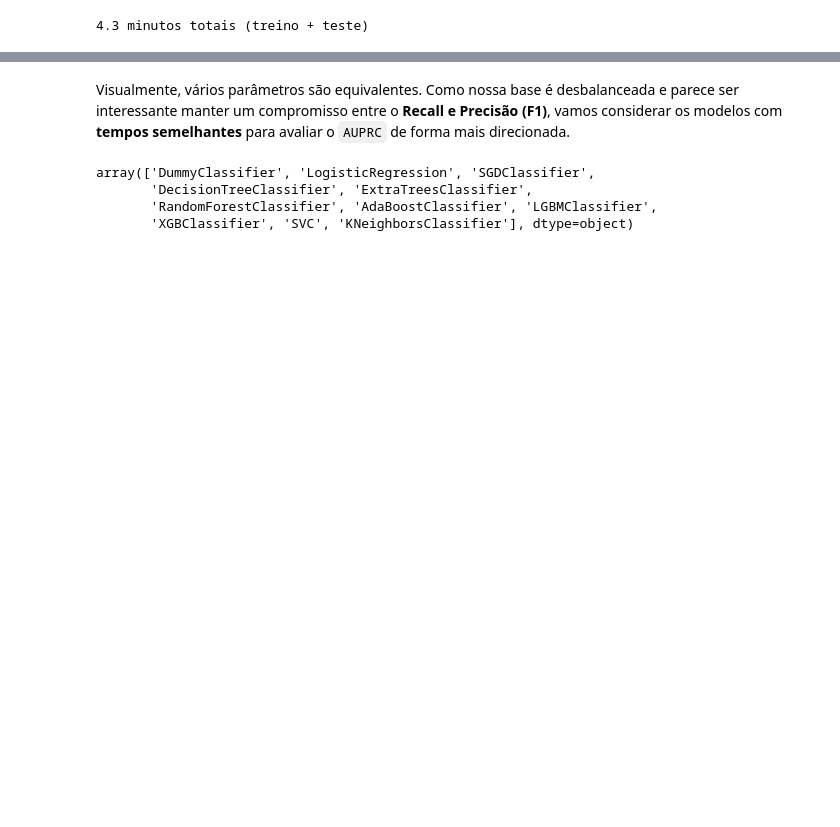
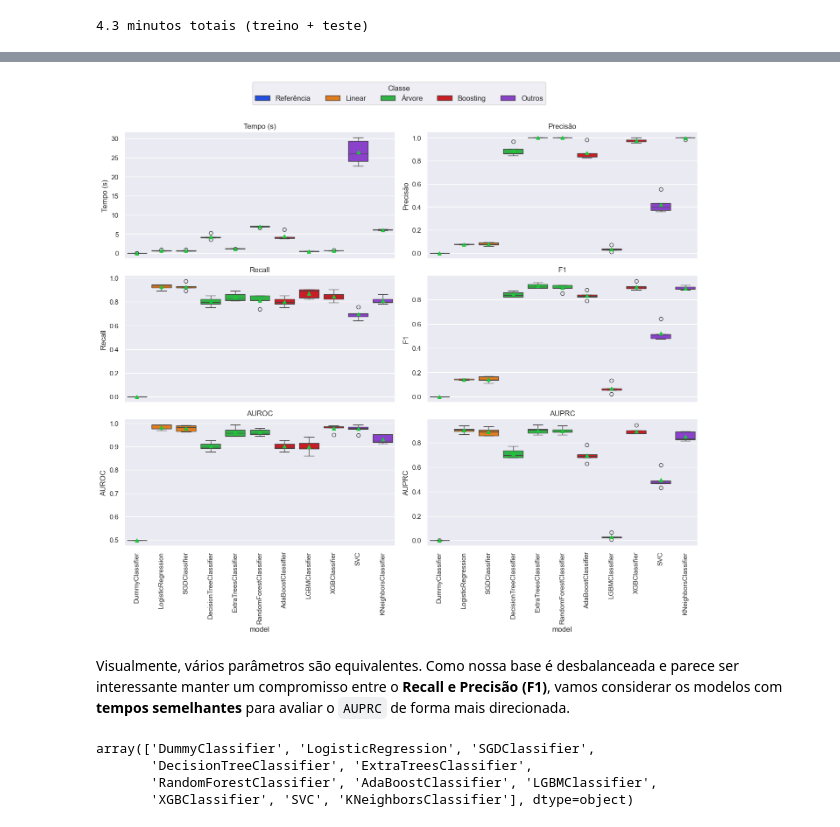
Before and after one commit to Dnlsd/Classificacao_em_bases_desbalanceadas, a Jupyter notebook: notebooks/02_Modelos_Mult_Var_SAMPLES.ipynb, the cells around one changed output, grey strips where cells are left out. Drawn from its saved outputs; the diff is of its cells as text; code cells hidden in the pictures; blank space fills up the shorter version.

```diff
--- a/notebooks/02_Modelos_Mult_Var_SAMPLES.ipynb
+++ b/notebooks/02_Modelos_Mult_Var_SAMPLES.ipynb
@@ -380,3 +324,58 @@ plt.show()
+# %%
+fig, axs = plt.subplots(3, 2,
+                        figsize=(14, 12),
+                        sharex=True)
+
+comparar_metricas = [
+        "time_seconds",
+        # "test_accuracy",
+        # "test_balanced_accuracy",
+        "test_precision",
+        "test_recall",
+        "test_f1",
+        "test_roc_auc",
+        "test_average_precision",
+    ]
+
+nomes_metricas = [
+        "Tempo (s)",
+        # "Acurácia",
+        # "Acurácia balanceada",
+        "Precisão",
+        "Recall",
+        "F1",
+        "AUROC",
+        "AUPRC",
+    ]
+
+
+for ax, metrica, nome in zip(axs.flatten(), comparar_metricas, nomes_metricas):
+
+    b = sns.boxplot(
+        data=df_resultados,
+        x='model', y=metrica,
+        showmeans=True,
+        hue="classe",
+        ax=ax,
+
+    )
+
+
+    legend = b.get_legend()
+    legend.remove()
+
+
+    ax.set_title(nome)
+    ax.set_ylabel(nome)
+    ax.tick_params(axis='x', rotation=90)
+
+labels = [text.get_text() for text in legend.get_texts()]
+fig.legend(handles=legend.legend_handles, labels=labels, loc='upper center', ncols=5, title='Classe', bbox_to_anchor=(0.5, 1.07), fontsize=12)
+
+plt.tight_layout()
+plt.show()
+# %% [output]
+[figure, added]
 # %% [markdown]
 Visualmente, vários parâmetros são equivalentes. Como nossa base é desbalanceada e parece ser interessante manter um compromisso entre o **Recall e Precisão (F1)**, vamos considerar os modelos com **tempos semelhantes** para avaliar o ``AUPRC`` de forma mais direcionada.
 # %%
```
Also changed, not shown: parts of 5 cells of this notebook, 2 other files.
